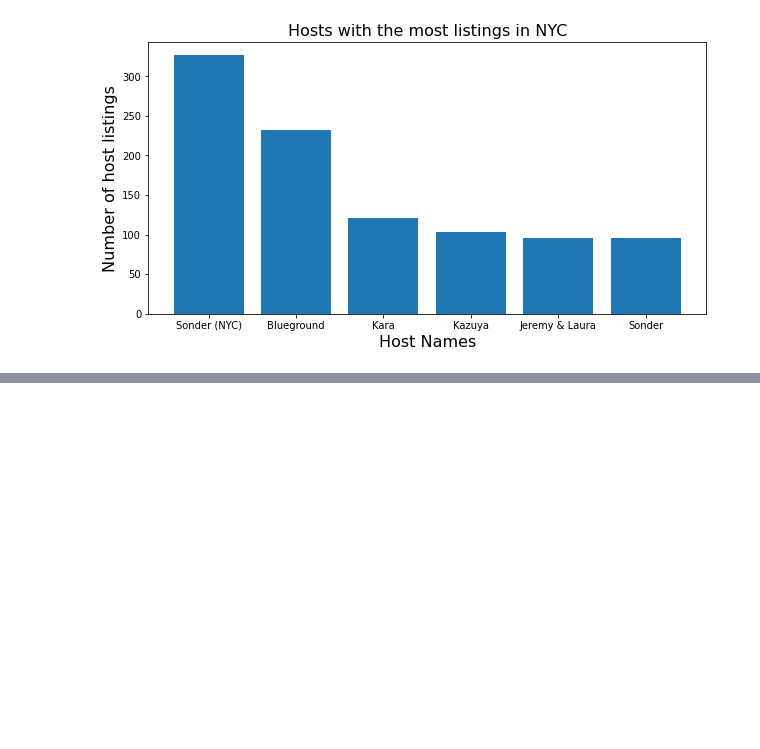
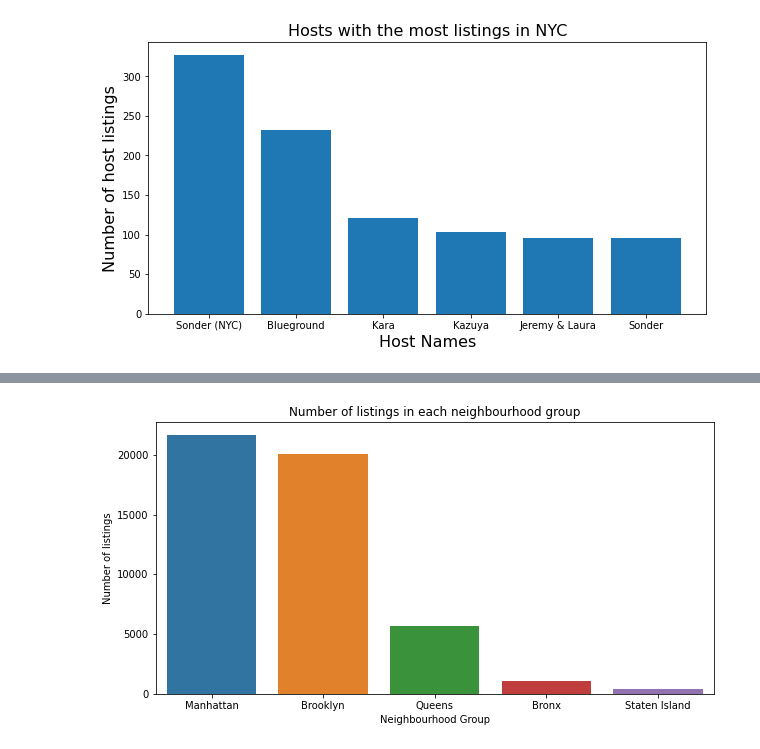
Before and after one commit to Jbdpalle/AirbBnb-Data-Analyiss, a Jupyter notebook: AirBnB_Data_Analysis.ipynb, the cells around one changed output, grey strips where cells are left out. Drawn from its saved outputs; the diff is of its cells as text; code cells hidden in the pictures; blank space fills up the shorter version.

```diff
--- a/AirBnB_Data_Analysis.ipynb
+++ b/AirBnB_Data_Analysis.ipynb
@@ -248,3 +248,7 @@ plt.ylabel('Number of host listings', {'fontsize':16})
 plt.show()
 # %% [output]
 [figure]
+# %%
+# Number of Airbnb's listed in each neighbourhood
+data =airbnb_new_data.groupby(['neighbourhood_group'])['id'].count().reset_index().rename(columns = {'id':'count'}).sort_values(by='count', ascending = False)
+data.head()
@@ -250,0 +262,10 @@ plt.show()
+# %%
+# Visualizing the number of listings in each neighbourhood through bar plot
+plt.rcParams['figure.figsize'] = (10,5)
+ax = sns.barplot(x = data['neighbourhood_group'], y = data['count'], data = data)
+ax.set_xlabel('Neighbourhood Group')
+ax.set_ylabel('Number of listings')
+ax.set_title('Number of listings in each neighbourhood group')
+plt.show()
+# %% [output]
+[figure, added]
```
Also changed, not shown: parts of 10 cells of this notebook.
